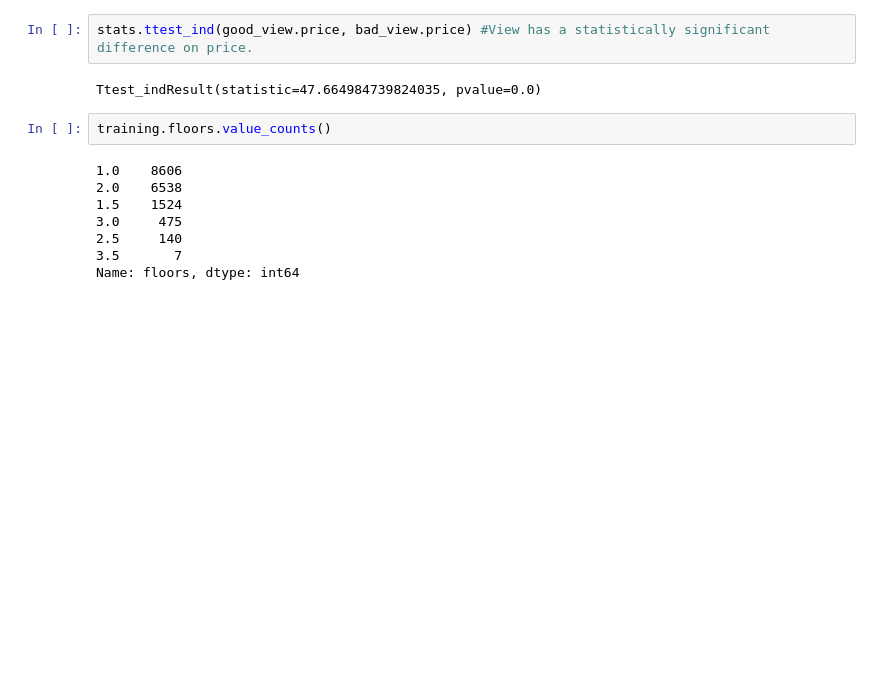
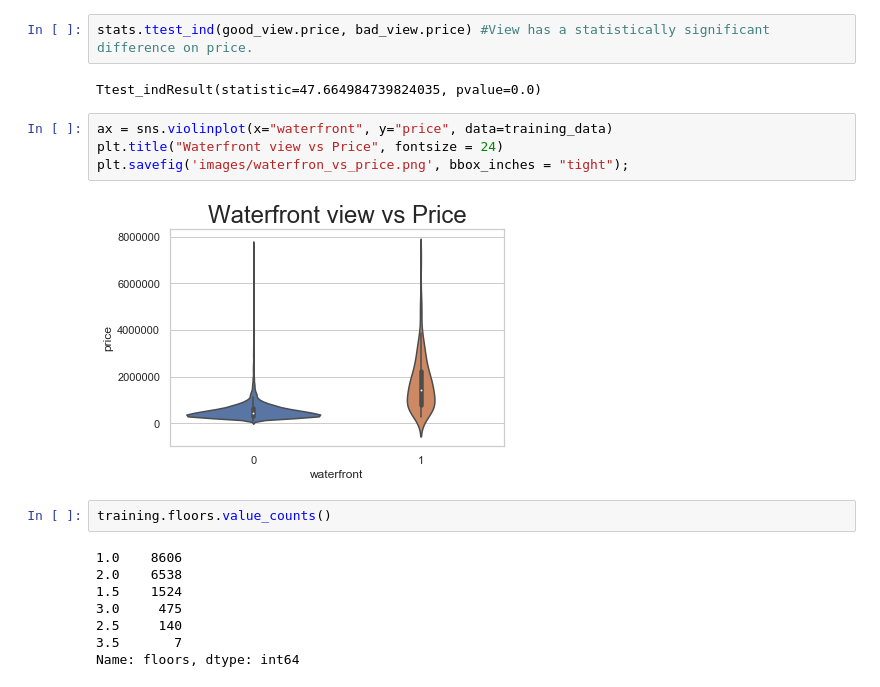
Before and after one commit to dorjeys3/King_County_Real_Estate, a Jupyter notebook: Prediction Method.ipynb, the cells around one changed output. Saved outputs shown, nothing was run; the diff lists cells and outputs as text; blank space fills up the shorter version.

```diff
--- a/Very Good Book.ipynb
+++ b/Prediction Method.ipynb
@@ -749,6 +714,12 @@ bad_view_holdout = holdout[holdout["view"]<=2]
 stats.ttest_ind(good_view.price, bad_view.price) #View has a statistically significant difference on price.
 # %% [output]
 Ttest_indResult(statistic=47.664984739824035, pvalue=0.0)
+# %%
+ax = sns.violinplot(x="waterfront", y="price", data=training_data)
+plt.title("Waterfront view vs Price", fontsize = 24)
+plt.savefig('images/waterfron_vs_price.png', bbox_inches = "tight");
+# %% [output]
+[figure, added]
 # %%
 training.floors.value_counts()
 # %% [output]
```
Also changed, not shown: parts of 52 cells of this notebook, 20 other files.
